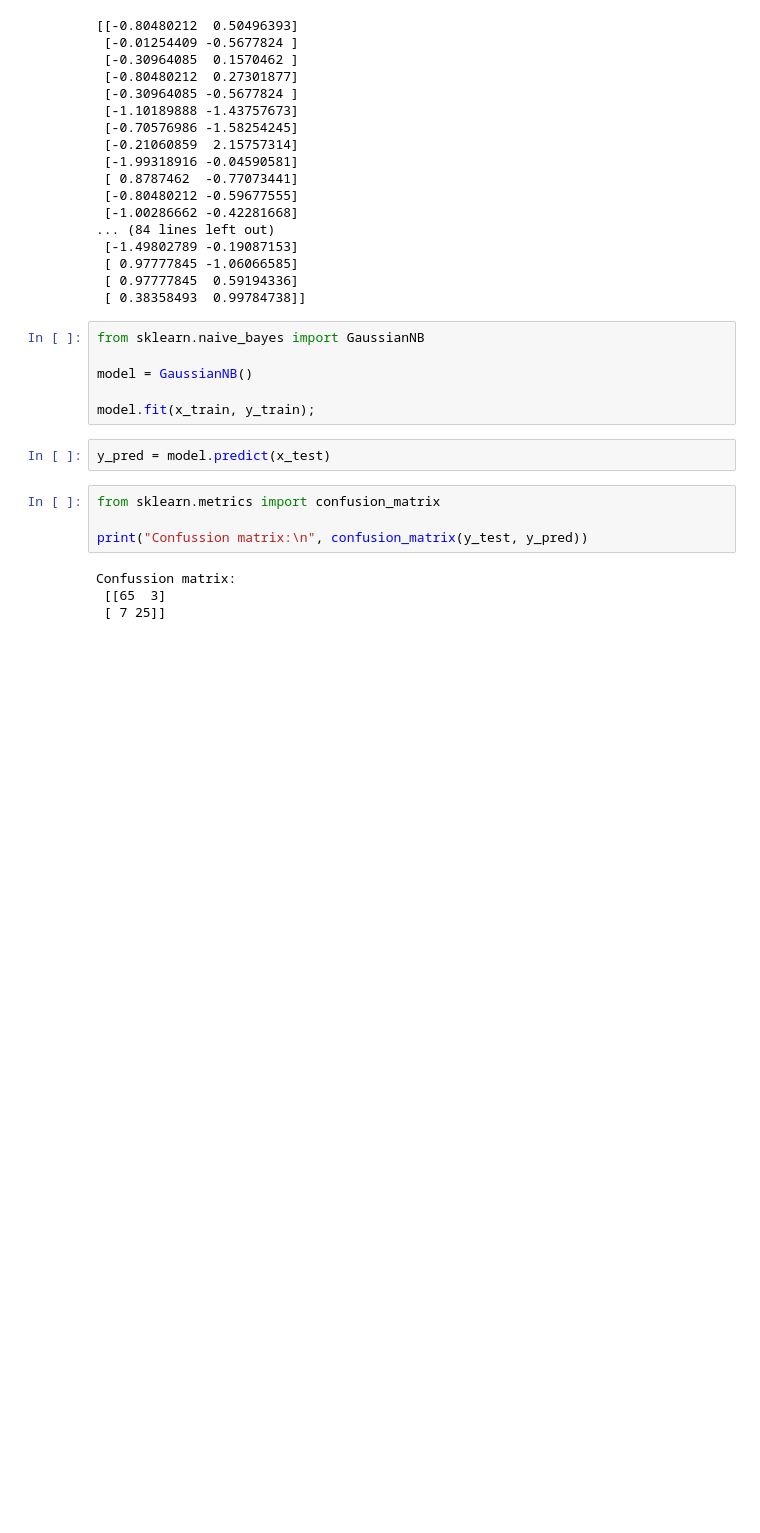
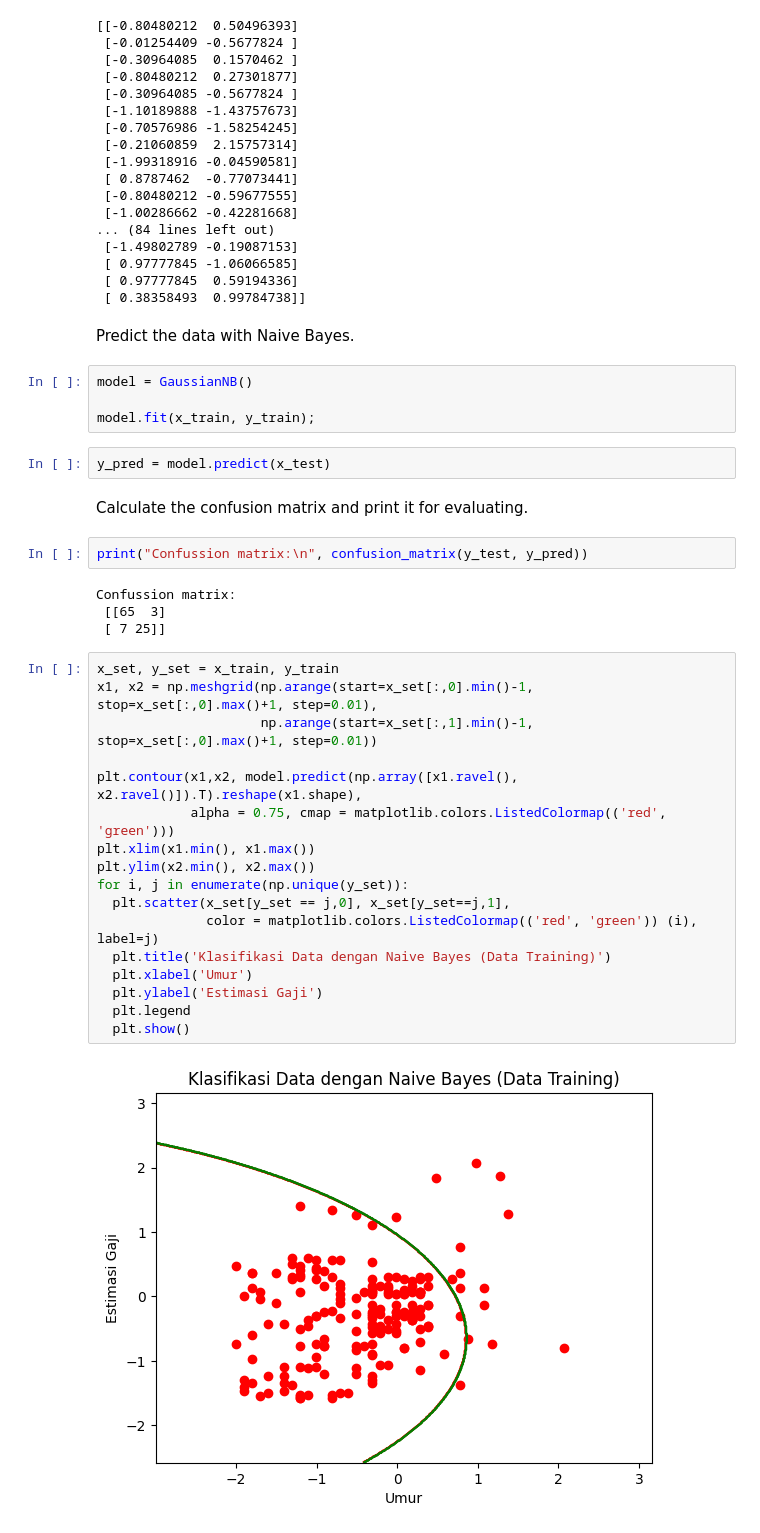
Before and after one commit to nilamaula26/Aplikasi-Login, a Jupyter notebook: KlasifikasiNB.ipynb, the cells around one changed output. Drawn from its saved outputs; the diff is of its cells as text; blank space fills up the shorter version.

```diff
--- a/KlasifikasiNB.ipynb
+++ b/KlasifikasiNB.ipynb
@@ -116,19 +123,38 @@ print(x_test)
  [ 0.97777845 -1.06066585]
  [ 0.97777845  0.59194336]
  [ 0.38358493  0.99784738]]
+# %% [markdown]
+Predict the data with Naive Bayes.
 # %%
-from sklearn.naive_bayes import GaussianNB
-
 model = GaussianNB()
 
 model.fit(x_train, y_train);
 # %%
 y_pred = model.predict(x_test)
+# %% [markdown]
+Calculate the confusion matrix and print it for evaluating.
 # %%
-from sklearn.metrics import confusion_matrix
-
 print("Confussion matrix:\n", confusion_matrix(y_test, y_pred))
 # %% [output]
 Confussion matrix:
  [[65  3]
  [ 7 25]]
+# %%
+x_set, y_set = x_train, y_train
+x1, x2 = np.meshgrid(np.arange(start=x_set[:,0].min()-1, stop=x_set[:,0].max()+1, step=0.01),
+                     np.arange(start=x_set[:,1].min()-1, stop=x_set[:,0].max()+1, step=0.01))
+
+plt.contour(x1,x2, model.predict(np.array([x1.ravel(), x2.ravel()]).T).reshape(x1.shape),
+            alpha = 0.75, cmap = matplotlib.colors.ListedColormap(('red', 'green')))
+plt.xlim(x1.min(), x1.max())
+plt.ylim(x2.min(), x2.max())
+for i, j in enumerate(np.unique(y_set)):
+  plt.scatter(x_set[y_set == j,0], x_set[y_set==j,1],
+              color = matplotlib.colors.ListedColormap(('red', 'green')) (i), label=j)
+  plt.title('Klasifikasi Data dengan Naive Bayes (Data Training)')
+  plt.xlabel('Umur')
+  plt.ylabel('Estimasi Gaji')
+  plt.legend
+  plt.show()
+# %% [output]
+[figure, added]
```
Also changed, not shown: parts of 9 cells of this notebook.
